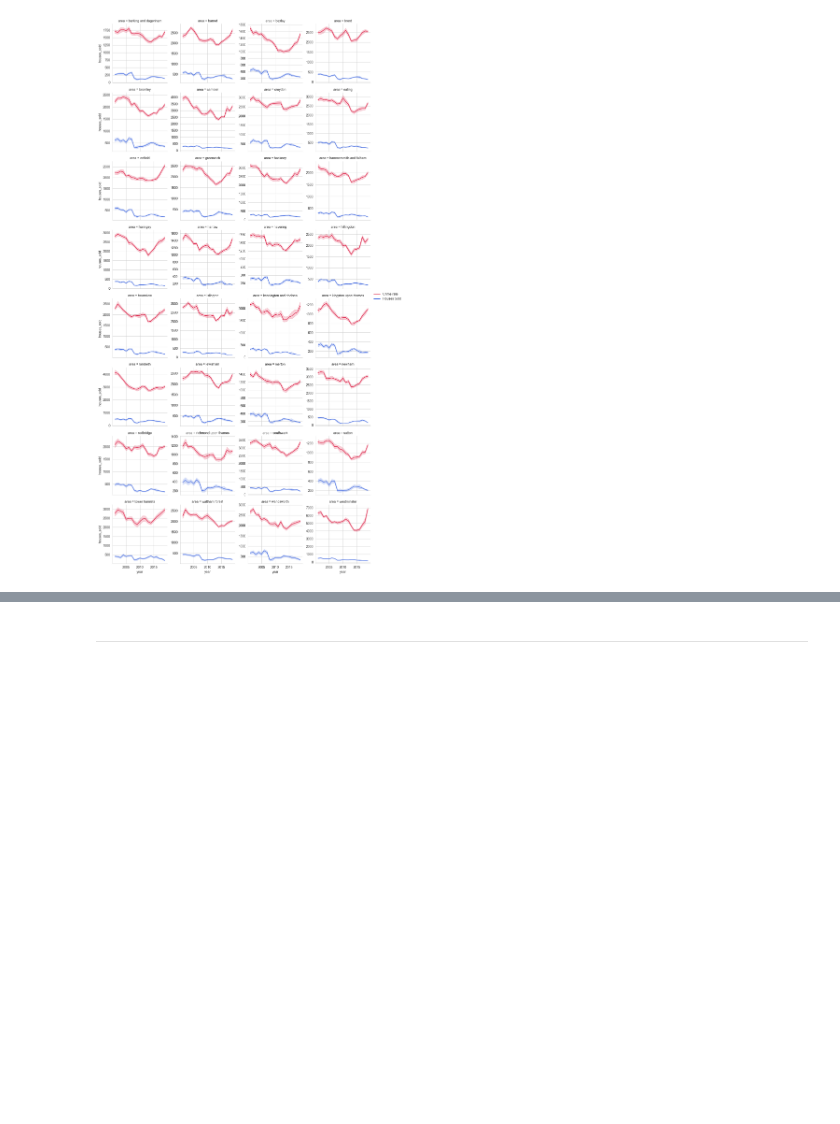
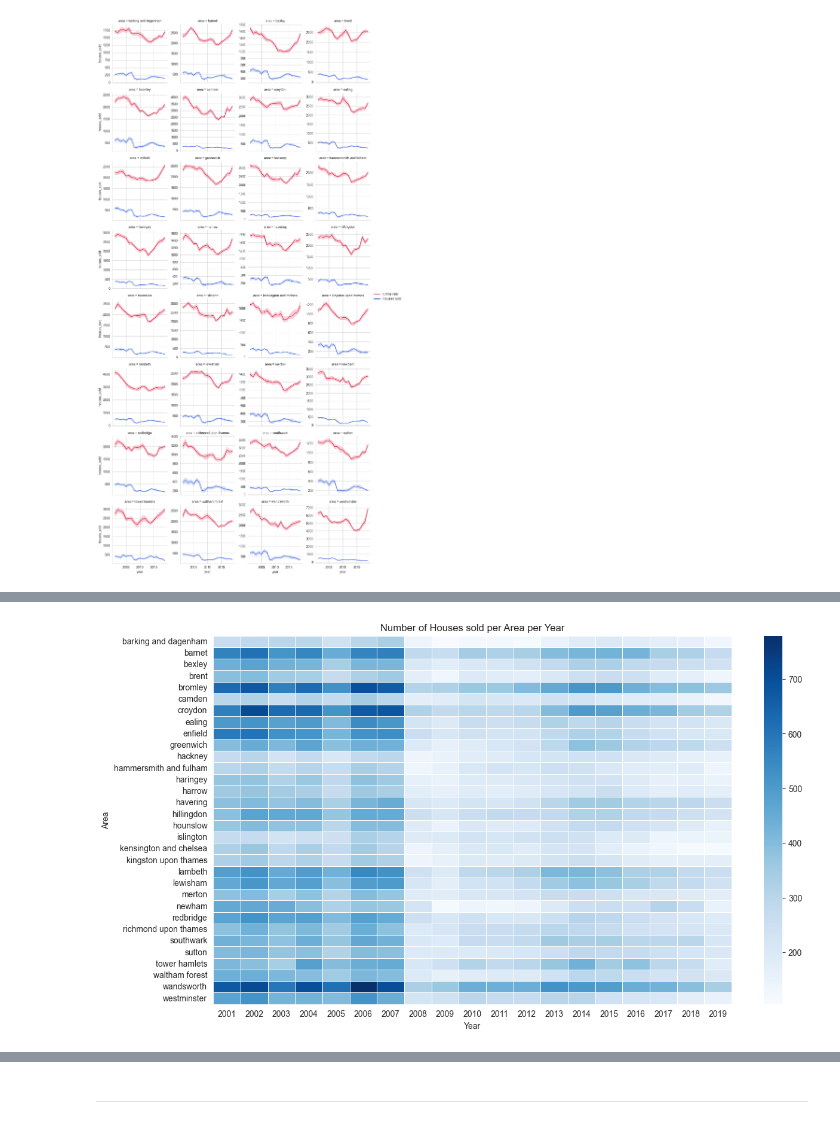
Before and after one commit to naqashb7/london_housing_analysis_project, a Jupyter notebook: jupyter_notebooks/Visualisations.ipynb, the cells around one changed output, grey strips where cells are left out. Drawn from its saved outputs; the diff is of its cells as text; code cells hidden in the pictures; blank space fills up the shorter version.

```diff
--- a/jupyter_notebooks/Visualisations.ipynb
+++ b/jupyter_notebooks/Visualisations.ipynb
@@ -142,0 +147,2 @@ borough_scatter =
+# %%
+houses_sold_pivot = clean_london_housing_data_df.pivot_table( index= "area", columns = "year", values = "houses_sold", aggfunc= "mean")
@@ -142,0 +164,11 @@ borough_scatter =
+# %%
+plt.figure(figsize=(14,8))
+
+sns.heatmap(houses_sold_pivot, cmap= "Blues", linewidths= 0.5)
+
+plt.title("Number of Houses sold per Area per Year")
+plt.xlabel("Year")
+plt.ylabel("Area")
+plt.show()
+# %% [output]
+[figure, added]
```
Also changed, not shown: parts of 8 cells of this notebook.
